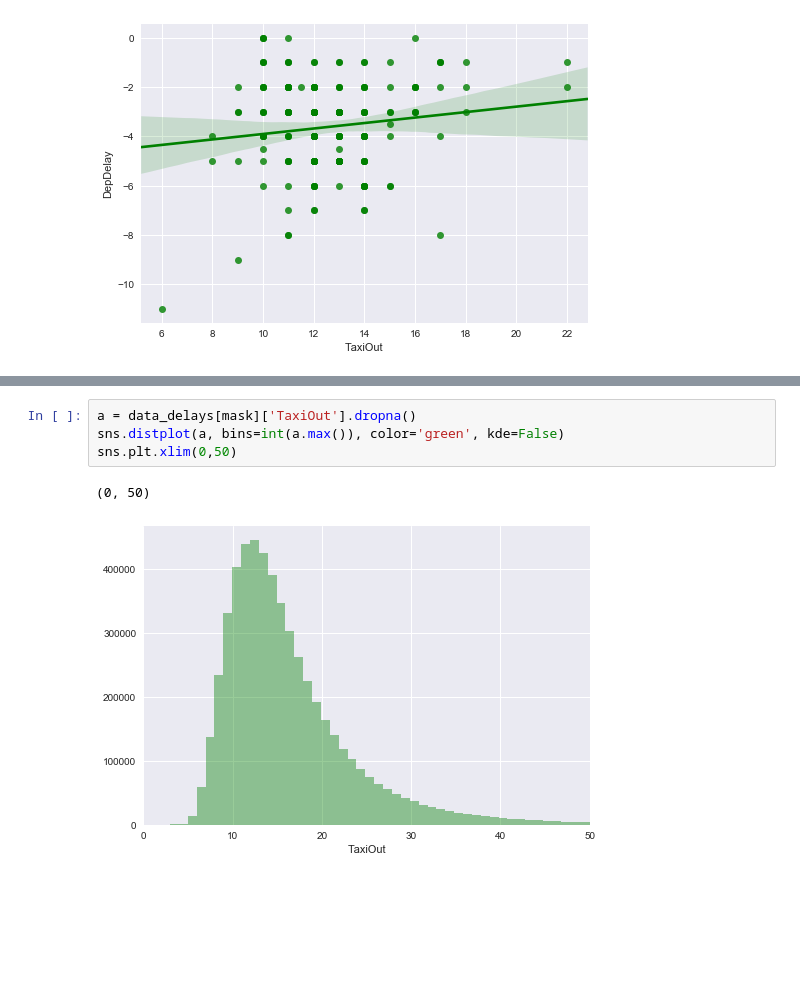
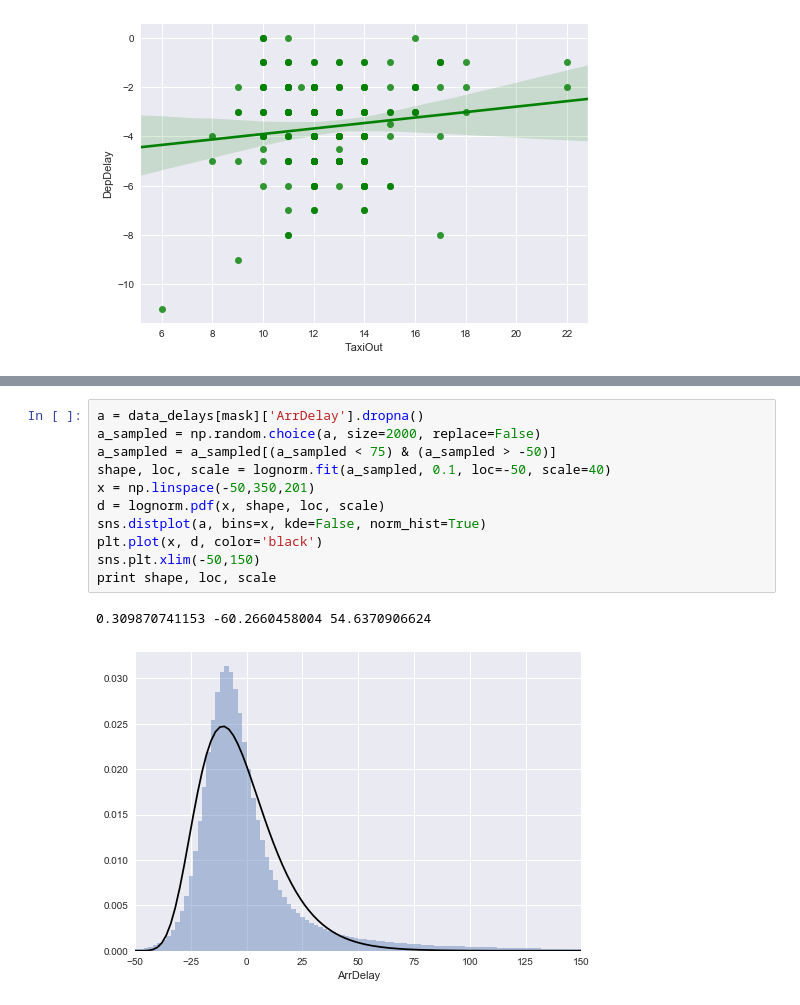
Before and after one commit to jzmnd/airline-delays, a Jupyter notebook: prepare_data.ipynb, the cells around one changed output, grey strips where cells are left out. Drawn from its saved outputs; the diff is of its cells as text; blank space fills up the shorter version.

Commit message:
Prepared delay data

```diff
--- a/prepare_data.ipynb
+++ b/prepare_data.ipynb
@@ -154,7 +140,14 @@ sns.plt.xlim(-50,150)
-# %%
-a = data_delays[mask]['TaxiOut'].dropna()
-sns.distplot(a, bins=int(a.max()), color='green', kde=False)
-sns.plt.xlim(0,50)
-# %% [output]
-(0, 50)
-[figure, removed]
+# %%
+a = data_delays[mask]['ArrDelay'].dropna()
+a_sampled = np.random.choice(a, size=2000, replace=False)
+a_sampled = a_sampled[(a_sampled < 75) & (a_sampled > -50)]
+shape, loc, scale = lognorm.fit(a_sampled, 0.1, loc=-50, scale=40)
+x = np.linspace(-50,350,201)
+d = lognorm.pdf(x, shape, loc, scale)
+sns.distplot(a, bins=x, kde=False, norm_hist=True)
+plt.plot(x, d, color='black')
+sns.plt.xlim(-50,150)
+print shape, loc, scale
+# %% [output]
+0.309870741153 -60.2660458004 54.6370906624
+[figure, added]
```
Also changed, not shown: parts of 9 cells of this notebook, 8 other files.
